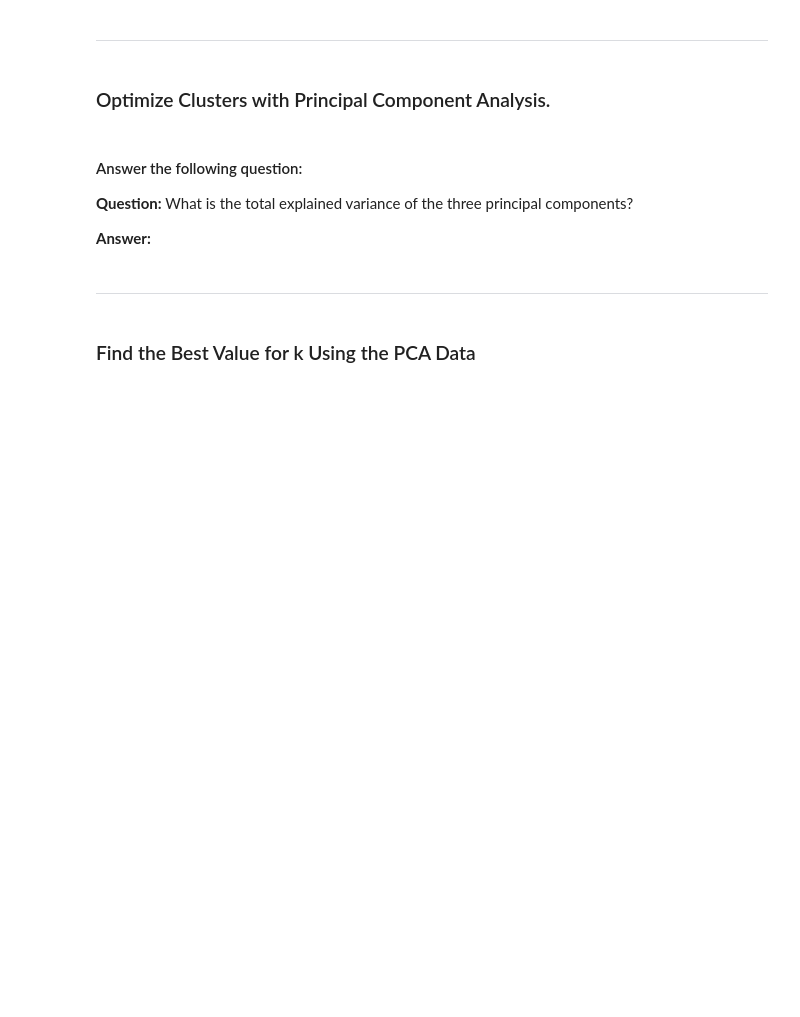
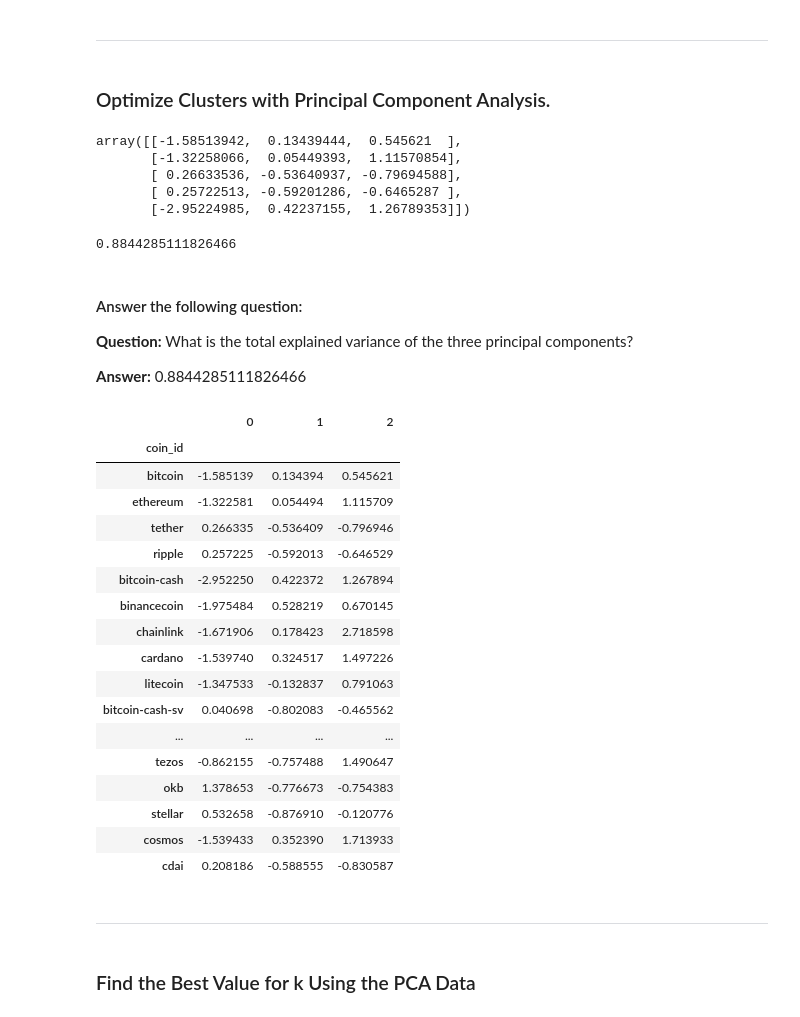
Before and after one commit to MisterDinu/CryptoClustering, a Jupyter notebook: Crypto_Clustering.ipynb, the cells around one changed output. Saved outputs shown, nothing was run; the diff lists cells and outputs as text; code cells hidden in the pictures; blank space fills up the shorter version.

Commit message:
Answer second question

```diff
--- a/Crypto_Clustering.ipynb
+++ b/Crypto_Clustering.ipynb
@@ -185,32 +225,64 @@ elbow_df.hvplot.line(
 ### Optimize Clusters with Principal Component Analysis.
 # %%
 # Create a PCA model instance and set `n_components=3`.
+pca =PCA(n_components=3)
 # %%
 # Use the PCA model with `fit_transform` to reduce to
 # three principal components.
 
+data_pca = pca.fit_transform(market_scaled_copy)
+
 # View the first five rows of the DataFrame.
+data_pca[:5]
+# %% [output]
+array([[-1.58513942,  0.13439444,  0.545621  ],
+       [-1.32258066,  0.05449393,  1.11570854],
+       [ 0.26633536, -0.53640937, -0.79694588],
+       [ 0.25722513, -0.59201286, -0.6465287 ],
+       [-2.95224985,  0.42237155,  1.26789353]])
 # %%
 # Retrieve the explained variance to determine how much information
 # can be attributed to each principal component.
+pca.explained_variance_ratio_
+
+print(sum(pca.explained_variance_ratio_))
+# %% [output]
+0.8844285111826466
 # %% [markdown]
 #### Answer the following question:
 
 **Question:** What is the total explained variance of the three principal components?
 
-**Answer:**
+**Answer:**  0.8844285111826466
 # %%
 # Create a new DataFrame with the PCA data.
-
-# Creating a DataFrame with the PCA data
+pca_df = pd.DataFrame(data_pca)
 
 # Copy the crypto names from the original data
-
-
 # Set the coinid column as index
-
+pca_df = pca_df.set_index(market_scaled_copy.index)
 
 # Display sample data
+pca_df.head(20)
+# %% [output]
+|  | 0 | 1 | 2 |
+| coin_id |  |  |  |
+| bitcoin | -1.585139 | 0.134394 | 0.545621 |
+| ethereum | -1.322581 | 0.054494 | 1.115709 |
+| tether | 0.266335 | -0.536409 | -0.796946 |
+| ripple | 0.257225 | -0.592013 | -0.646529 |
+| bitcoin-cash | -2.952250 | 0.422372 | 1.267894 |
+| binancecoin | -1.975484 | 0.528219 | 0.670145 |
+| chainlink | -1.671906 | 0.178423 | 2.718598 |
+| cardano | -1.539740 | 0.324517 | 1.497226 |
+| litecoin | -1.347533 | -0.132837 | 0.791063 |
+| bitcoin-cash-sv | 0.040698 | -0.802083 | -0.465562 |
+| ... | ... | ... | ... |
+| tezos | -0.862155 | -0.757488 | 1.490647 |
+| okb | 1.378653 | -0.776673 | -0.754383 |
+| stellar | 0.532658 | -0.876910 | -0.120776 |
+| cosmos | -1.539433 | 0.352390 | 1.713933 |
+| cdai | 0.208186 | -0.588555 | -0.830587 |
 # %% [markdown]
 ---
 # %% [markdown]
```
Also changed, not shown: parts of 11 cells of this notebook, 1 other file.
